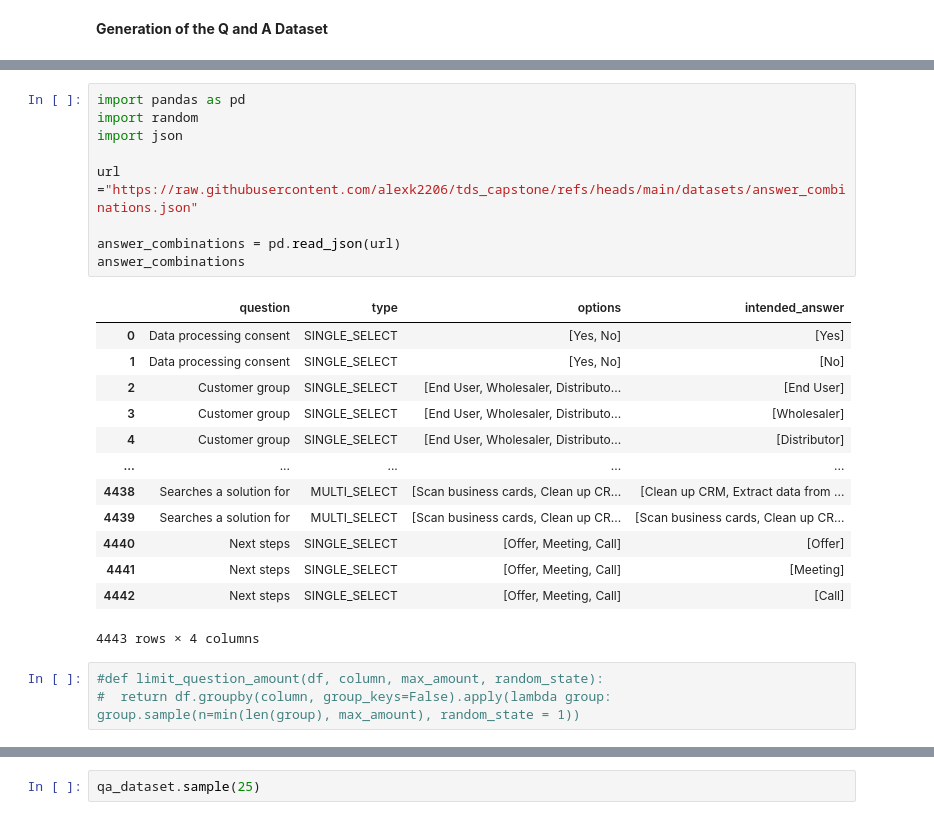
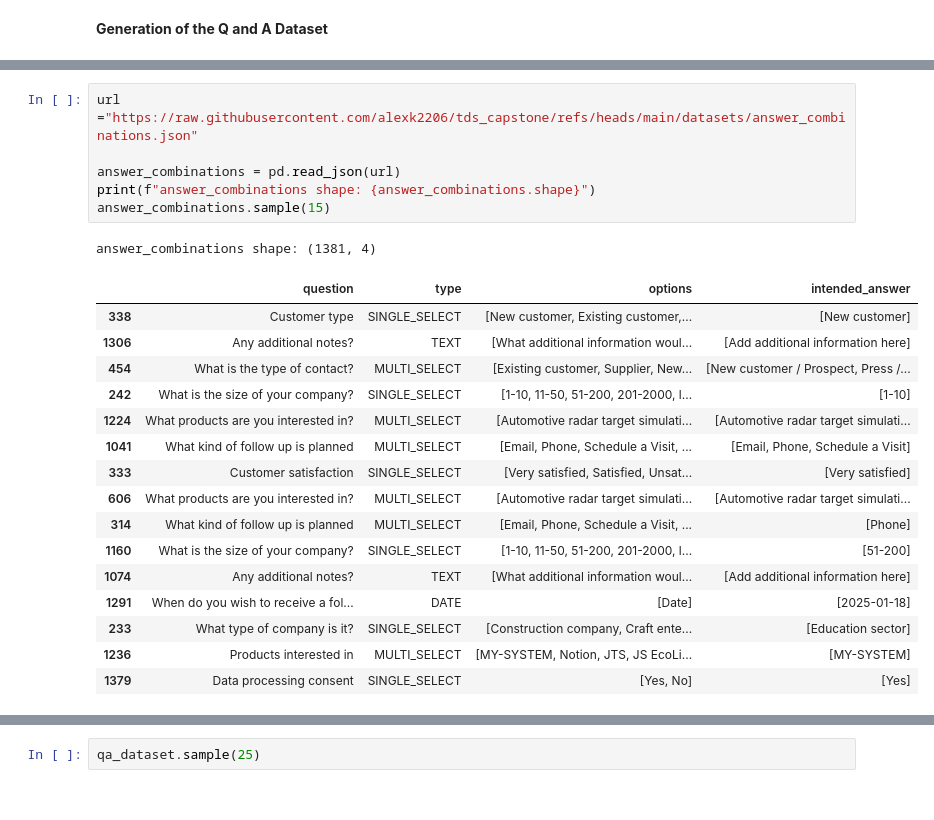
Before and after one commit to alexk2206/tds_capstone, a Jupyter notebook: QA_Dataset.ipynb, the cells around one changed output, grey strips where cells are left out. Drawn from its saved outputs; the diff is of its cells as text.

```diff
--- a/QA_Dataset.ipynb
+++ b/QA_Dataset.ipynb
@@ -5,26 +16,24 @@
 # %%
-import pandas as pd
-import random
-import json
-
 url ="https://raw.githubusercontent.com/alexk2206/tds_capstone/refs/heads/main/datasets/answer_combinations.json"
 
 answer_combinations = pd.read_json(url)
-answer_combinations
+print(f"answer_combinations shape: {answer_combinations.shape}")
+answer_combinations.sample(15)
 # %% [output]
+answer_combinations shape: (1381, 4)
 |  | question | type | options | intended_answer |
-| 0 | Data processing consent | SINGLE_SELECT | [Yes, No] | [Yes] |
-| 1 | Data processing consent | SINGLE_SELECT | [Yes, No] | [No] |
-| 2 | Customer group | SINGLE_SELECT | [End User, Wholesaler, Distributo... | [End User] |
-| 3 | Customer group | SINGLE_SELECT | [End User, Wholesaler, Distributo... | [Wholesaler] |
-| 4 | Customer group | SINGLE_SELECT | [End User, Wholesaler, Distributo... | [Distributor] |
-| ... | ... | ... | ... | ... |
-| 4438 | Searches a solution for | MULTI_SELECT | [Scan business cards, Clean up CR... | [Clean up CRM, Extract data from ... |
-| 4439 | Searches a solution for | MULTI_SELECT | [Scan business cards, Clean up CR... | [Scan business cards, Clean up CR... |
-| 4440 | Next steps | SINGLE_SELECT | [Offer, Meeting, Call] | [Offer] |
-| 4441 | Next steps | SINGLE_SELECT | [Offer, Meeting, Call] | [Meeting] |
-| 4442 | Next steps | SINGLE_SELECT | [Offer, Meeting, Call] | [Call] |
+| 338 | Customer type | SINGLE_SELECT | [New customer, Existing customer,... | [New customer] |
+| 1306 | Any additional notes? | TEXT | [What additional information woul... | [Add additional information here] |
+| 454 | What is the type of contact? | MULTI_SELECT | [Existing customer, Supplier, New... | [New customer / Prospect, Press /... |
+| 242 | What is the size of your company? | SINGLE_SELECT | [1-10, 11-50, 51-200, 201-2000, l... | [1-10] |
+| 1224 | What products are you interested in? | MULTI_SELECT | [Automotive radar target simulati... | [Automotive radar target simulati... |
+| 1041 | What kind of follow up is planned | MULTI_SELECT | [Email, Phone, Schedule a Visit, ... | [Email, Phone, Schedule a Visit] |
+| 333 | Customer satisfaction | SINGLE_SELECT | [Very satisfied, Satisfied, Unsat... | [Very satisfied] |
+| 606 | What products are you interested in? | MULTI_SELECT | [Automotive radar target simulati... | [Automotive radar target simulati... |
+| 314 | What kind of follow up is planned | MULTI_SELECT | [Email, Phone, Schedule a Visit, ... | [Phone] |
+| 1160 | What is the size of your company? | SINGLE_SELECT | [1-10, 11-50, 51-200, 201-2000, l... | [51-200] |
+| 1074 | Any additional notes? | TEXT | [What additional information woul... | [Add additional information here] |
+| 1291 | When do you wish to receive a fol... | DATE | [Date] | [2025-01-18] |
+| 233 | What type of company is it? | SINGLE_SELECT | [Construction company, Craft ente... | [Education sector] |
+| 1236 | Products interested in | MULTI_SELECT | [MY-SYSTEM, Notion, JTS, JS EcoLi... | [MY-SYSTEM] |
+| 1379 | Data processing consent | SINGLE_SELECT | [Yes, No] | [Yes] |
-4443 rows × 4 columns
-# %%
-#def limit_question_amount(df, column, max_amount, random_state):
-#  return df.groupby(column, group_keys=False).apply(lambda group: group.sample(n=min(len(group), max_amount), random_state = 1))
```
Also changed, not shown: parts of 11 cells of this notebook.
